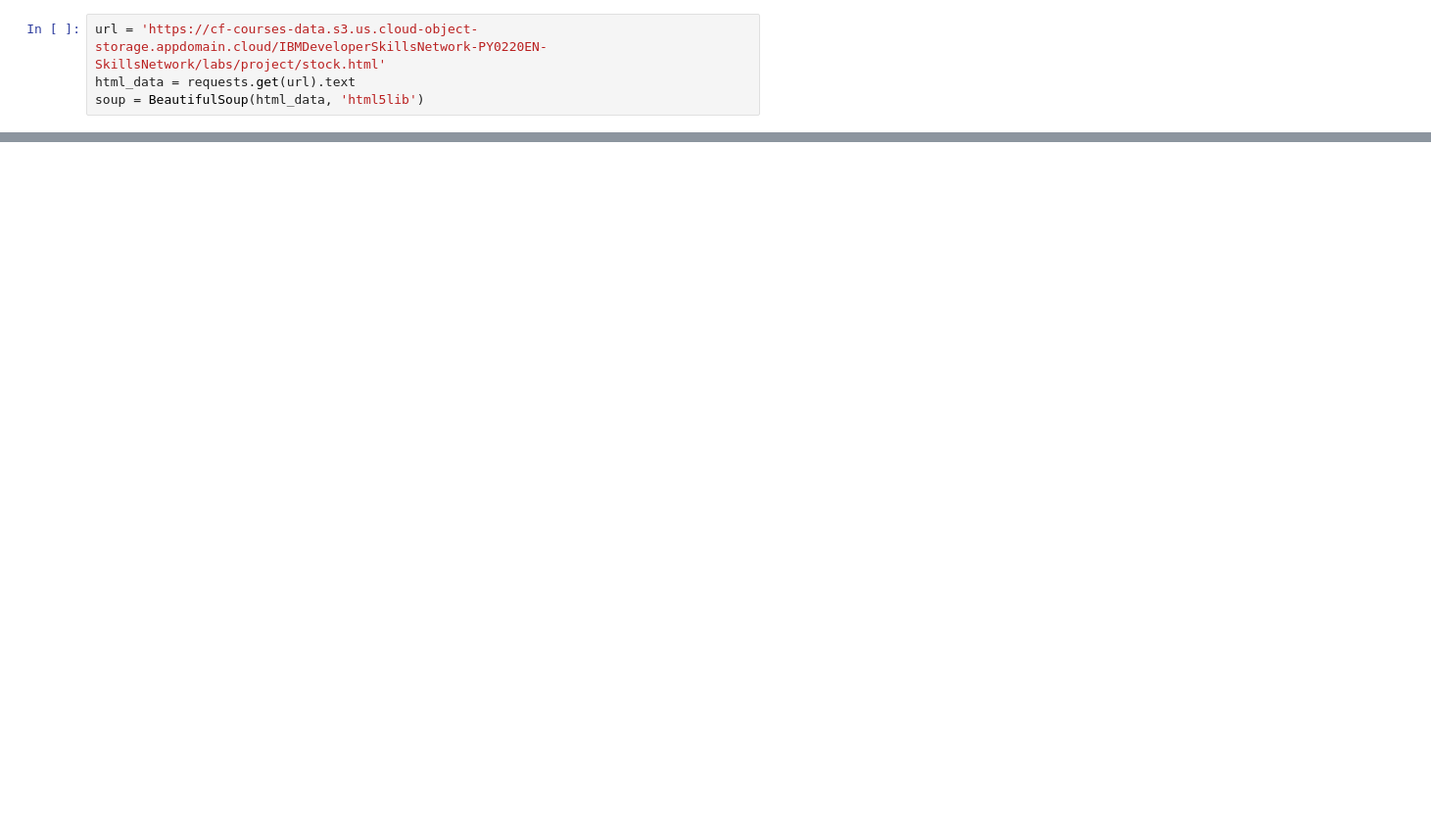
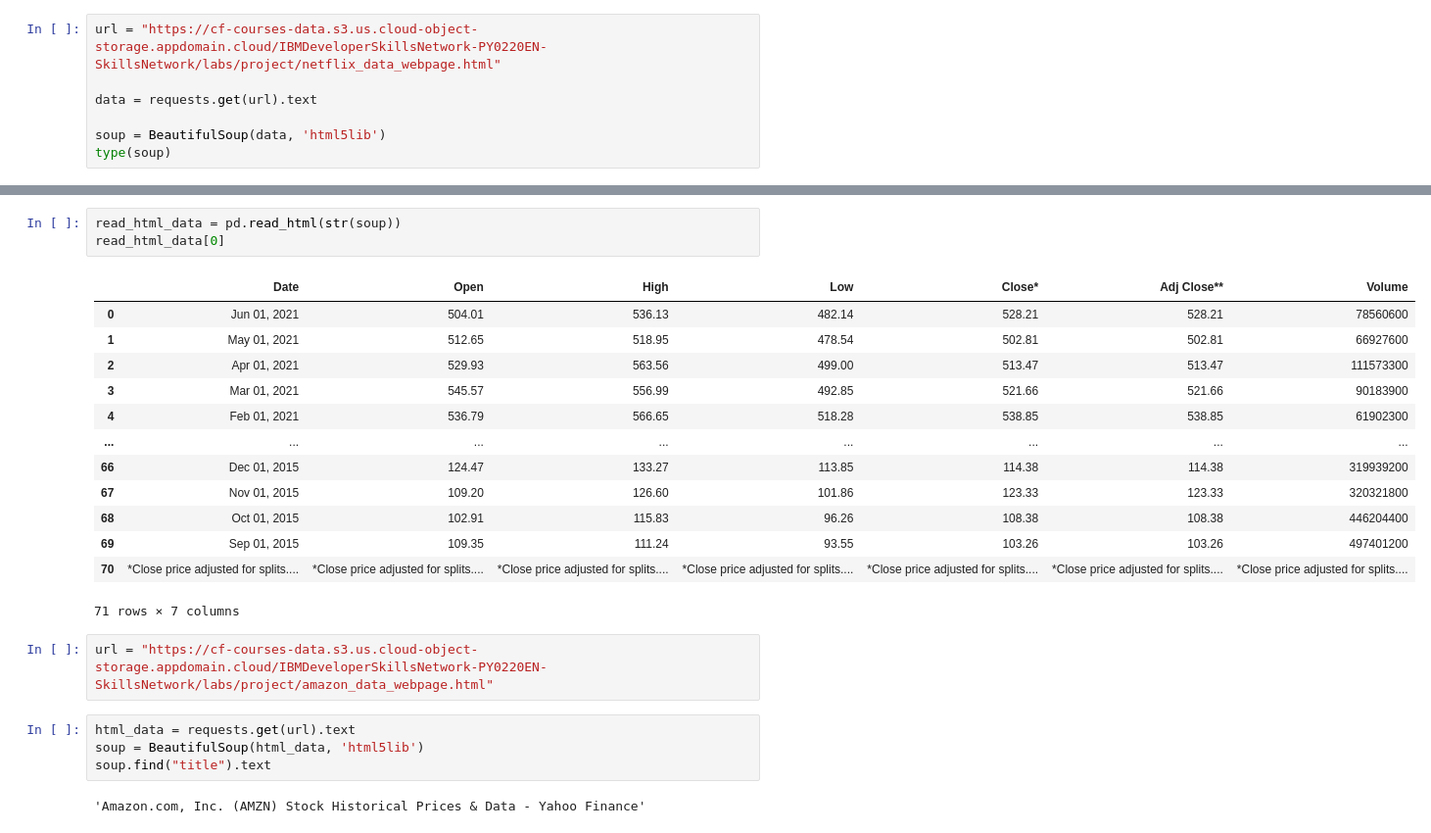
Before and after one commit to DevMoreira99/Tasks, a Jupyter notebook: TeslaExercise.ipynb, the cells around one changed output, grey strips where cells are left out. Shown at 98% size. Cells and saved outputs as stored; diff of their text form; blank space fills up the shorter version.

```diff
--- a/TeslaExercise.ipynb
+++ b/TeslaExercise.ipynb
@@ -106,4 +22,7 @@ gme_data.head(5)
 # %%
-url = 'https://cf-courses-data.s3.us.cloud-object-storage.appdomain.cloud/IBMDeveloperSkillsNetwork-PY0220EN-SkillsNetwork/labs/project/stock.html'
-html_data = requests.get(url).text
-soup = BeautifulSoup(html_data, 'html5lib')
+url = "https://cf-courses-data.s3.us.cloud-object-storage.appdomain.cloud/IBMDeveloperSkillsNetwork-PY0220EN-SkillsNetwork/labs/project/netflix_data_webpage.html"
+
+data = requests.get(url).text
+
+soup = BeautifulSoup(data, 'html5lib')
+type(soup)
@@ -145,0 +57,25 @@ The default value of regex will change from True to False in a future version.
+# %%
+read_html_data = pd.read_html(str(soup))
+read_html_data[0]
+# %% [output]
+|  | Date | Open | High | Low | Close* | Adj Close** | Volume |
+| 0 | Jun 01, 2021 | 504.01 | 536.13 | 482.14 | 528.21 | 528.21 | 78560600 |
+| 1 | May 01, 2021 | 512.65 | 518.95 | 478.54 | 502.81 | 502.81 | 66927600 |
+| 2 | Apr 01, 2021 | 529.93 | 563.56 | 499.00 | 513.47 | 513.47 | 111573300 |
+| 3 | Mar 01, 2021 | 545.57 | 556.99 | 492.85 | 521.66 | 521.66 | 90183900 |
+| 4 | Feb 01, 2021 | 536.79 | 566.65 | 518.28 | 538.85 | 538.85 | 61902300 |
+| ... | ... | ... | ... | ... | ... | ... | ... |
+| 66 | Dec 01, 2015 | 124.47 | 133.27 | 113.85 | 114.38 | 114.38 | 319939200 |
+| 67 | Nov 01, 2015 | 109.20 | 126.60 | 101.86 | 123.33 | 123.33 | 320321800 |
+| 68 | Oct 01, 2015 | 102.91 | 115.83 | 96.26 | 108.38 | 108.38 | 446204400 |
+| 69 | Sep 01, 2015 | 109.35 | 111.24 | 93.55 | 103.26 | 103.26 | 497401200 |
+| 70 | *Close price adjusted for splits.... | *Close price adjusted for splits.... | *Close price adjusted for splits.... | *Close price adjusted for splits.... | *Close price adjusted for splits.... | *Close price adjusted for splits.... | *Close price adjusted for splits.... |
+71 rows × 7 columns
+# %%
+url = "https://cf-courses-data.s3.us.cloud-object-storage.appdomain.cloud/IBMDeveloperSkillsNetwork-PY0220EN-SkillsNetwork/labs/project/amazon_data_webpage.html"
+# %%
+html_data = requests.get(url).text
+soup = BeautifulSoup(html_data, 'html5lib')
+soup.find("title").text
+# %% [output]
+'Amazon.com, Inc. (AMZN) Stock Historical Prices & Data - Yahoo Finance'
```
Also changed, not shown: parts of 22 cells of this notebook.
